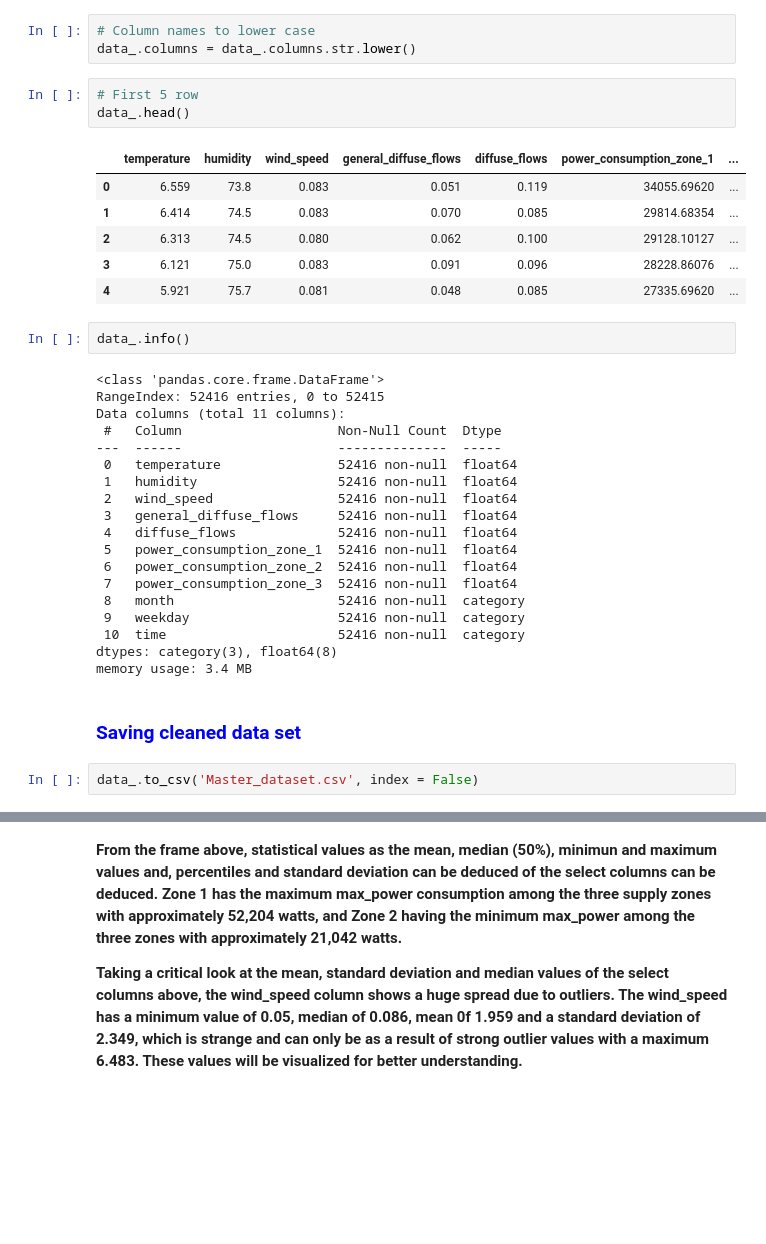
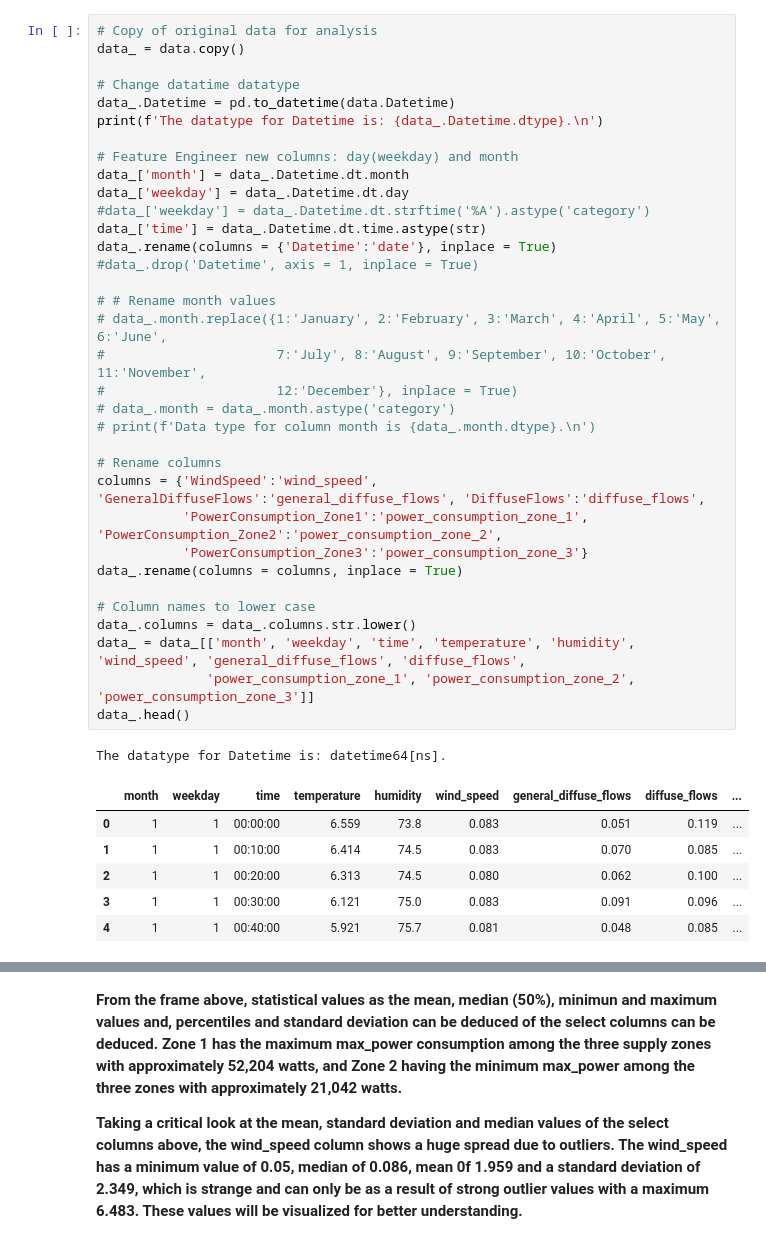
Before and after one commit to Merci93/Electric_Power_Consumption, a Jupyter notebook: Tetouan_Power_Consumption.ipynb, the cells around one changed output, grey strips where cells are left out. Drawn from its saved outputs; the diff is of its cells as text; blank space fills up the shorter version.

```diff
--- a/Tetouan_Power_Consumption.ipynb
+++ b/Tetouan_Power_Consumption.ipynb
@@ -128,39 +76,43 @@ data_.rename(columns = columns, inplace = True)
-# %%
-# Column names to lower case
-data_.columns = data_.columns.str.lower()
-# %%
-# First 5 row
-data_.head()
-# %% [output]
-|  | temperature | humidity | wind_speed | general_diffuse_flows | diffuse_flows | power_consumption_zone_1 | ... |
-| 0 | 6.559 | 73.8 | 0.083 | 0.051 | 0.119 | 34055.69620 | ... |
-| 1 | 6.414 | 74.5 | 0.083 | 0.070 | 0.085 | 29814.68354 | ... |
-| 2 | 6.313 | 74.5 | 0.080 | 0.062 | 0.100 | 29128.10127 | ... |
-| 3 | 6.121 | 75.0 | 0.083 | 0.091 | 0.096 | 28228.86076 | ... |
-| 4 | 5.921 | 75.7 | 0.081 | 0.048 | 0.085 | 27335.69620 | ... |
-# %%
-data_.info()
-# %% [output]
-<class 'pandas.core.frame.DataFrame'>
-RangeIndex: 52416 entries, 0 to 52415
-Data columns (total 11 columns):
- #   Column                    Non-Null Count  Dtype
----  ------                    --------------  -----
- 0   temperature               52416 non-null  float64
- 1   humidity                  52416 non-null  float64
- 2   wind_speed                52416 non-null  float64
- 3   general_diffuse_flows     52416 non-null  float64
- 4   diffuse_flows             52416 non-null  float64
- 5   power_consumption_zone_1  52416 non-null  float64
- 6   power_consumption_zone_2  52416 non-null  float64
- 7   power_consumption_zone_3  52416 non-null  float64
- 8   month                     52416 non-null  category
- 9   weekday                   52416 non-null  category
- 10  time                      52416 non-null  category
-dtypes: category(3), float64(8)
-memory usage: 3.4 MB
-# %% [markdown]
-### <span style = 'color:blue'>Saving cleaned data set</span>
-# %%
-data_.to_csv('Master_dataset.csv', index = False)
+# %%
+# Copy of original data for analysis
+data_ = data.copy()
+
+# Change datatime datatype
+data_.Datetime = pd.to_datetime(data.Datetime)
+print(f'The datatype for Datetime is: {data_.Datetime.dtype}.\n')
+
+# Feature Engineer new columns: day(weekday) and month
+data_['month'] = data_.Datetime.dt.month
+data_['weekday'] = data_.Datetime.dt.day
+#data_['weekday'] = data_.Datetime.dt.strftime('%A').astype('category')
+data_['time'] = data_.Datetime.dt.time.astype(str)
+data_.rename(columns = {'Datetime':'date'}, inplace = True)
+#data_.drop('Datetime', axis = 1, inplace = True)
+
+# # Rename month values
+# data_.month.replace({1:'January', 2:'February', 3:'March', 4:'April', 5:'May', 6:'June',
+#                      7:'July', 8:'August', 9:'September', 10:'October', 11:'November',
+#                      12:'December'}, inplace = True)
+# data_.month = data_.month.astype('category')
+# print(f'Data type for column month is {data_.month.dtype}.\n')
+
+# Rename columns
+columns = {'WindSpeed':'wind_speed', 'GeneralDiffuseFlows':'general_diffuse_flows', 'DiffuseFlows':'diffuse_flows',
+           'PowerConsumption_Zone1':'power_consumption_zone_1', 'PowerConsumption_Zone2':'power_consumption_zone_2',
+           'PowerConsumption_Zone3':'power_consumption_zone_3'}
+data_.rename(columns = columns, inplace = True)
+
+# Column names to lower case
+data_.columns = data_.columns.str.lower()
+data_ = data_[['month', 'weekday', 'time', 'temperature', 'humidity', 'wind_speed', 'general_diffuse_flows', 'diffuse_flows',
+              'power_consumption_zone_1', 'power_consumption_zone_2', 'power_consumption_zone_3']]
+data_.head()
+# %% [output]
+The datatype for Datetime is: datetime64[ns].
+|  | month | weekday | time | temperature | humidity | wind_speed | general_diffuse_flows | diffuse_flows | ... |
+| 0 | 1 | 1 | 00:00:00 | 6.559 | 73.8 | 0.083 | 0.051 | 0.119 | ... |
+| 1 | 1 | 1 | 00:10:00 | 6.414 | 74.5 | 0.083 | 0.070 | 0.085 | ... |
+| 2 | 1 | 1 | 00:20:00 | 6.313 | 74.5 | 0.080 | 0.062 | 0.100 | ... |
+| 3 | 1 | 1 | 00:30:00 | 6.121 | 75.0 | 0.083 | 0.091 | 0.096 | ... |
+| 4 | 1 | 1 | 00:40:00 | 5.921 | 75.7 | 0.081 | 0.048 | 0.085 | ... |
 # %% [markdown]
```
Also changed, not shown: parts of 47 cells of this notebook.
